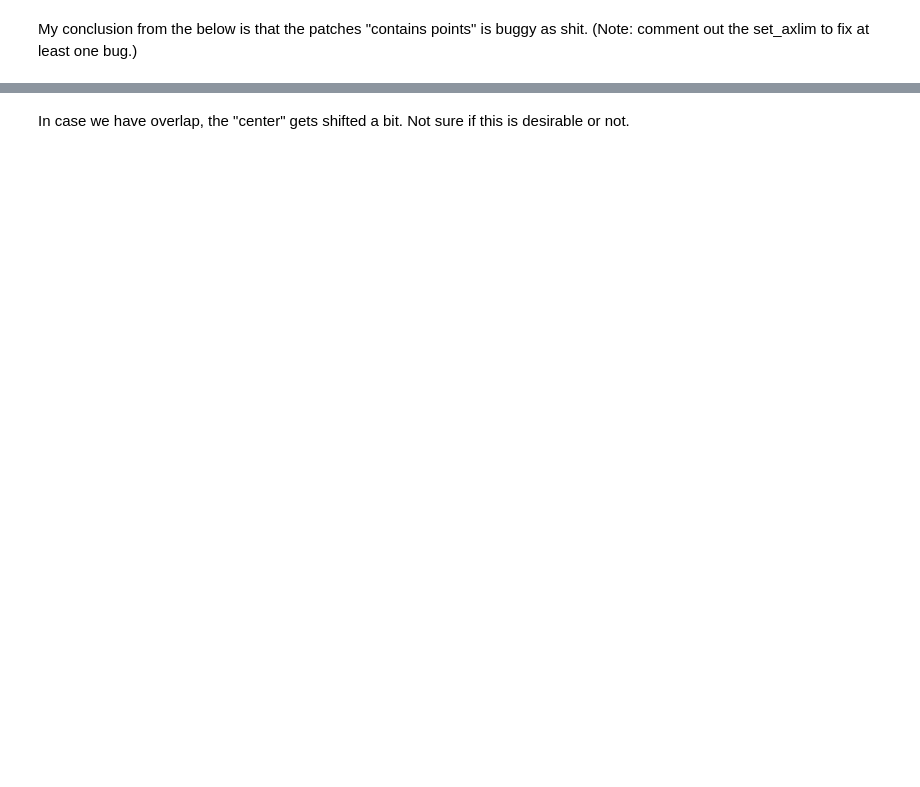
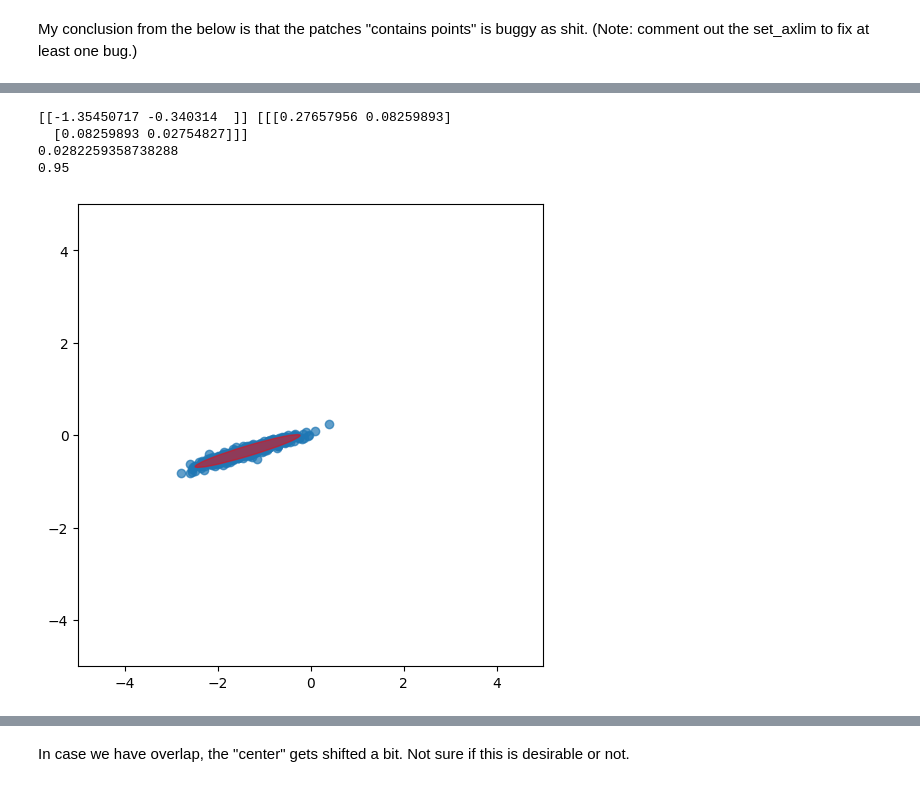
Before and after one commit to chenhi/groove_gang, a Jupyter notebook: intra_clustering.ipynb, the cells around one changed output, grey strips where cells are left out. Saved outputs shown, nothing was run; the diff lists cells and outputs as text; code cells hidden in the pictures; blank space fills up the shorter version.

```diff
--- a/intra_clustering.ipynb
+++ b/intra_clustering.ipynb
@@ -191,0 +197,27 @@ print(data.shape)
+# %%
+gm = GaussianMixture(n_components=1)
+gm.fit(data)
+print(gm.means_, gm.covariances_)
+
+patches, coverage = get_patches(gm, 0.9, data)
+
+plt.figure(figsize=(6,6))
+ax = plt.gca()
+ax.set_xlim([-5, 5])
+ax.set_ylim([-5, 5])
+
+
+plt.scatter(x, y, alpha=0.7)
+for p in patches:
+    ax.add_patch(p)
+
+
+p = patches[0]
+
+print(f"{ellipse_contains_points(gm.means_[0], gm.covariances_[0], data).sum()/data.shape[0]}")
+# %% [output]
+[[-1.35450717 -0.340314  ]] [[[0.27657956 0.08259893]
+  [0.08259893 0.02754827]]]
+0.0282259358738288
+0.95
+[figure, added]
```
Also changed, not shown: parts of 15 cells of this notebook.
